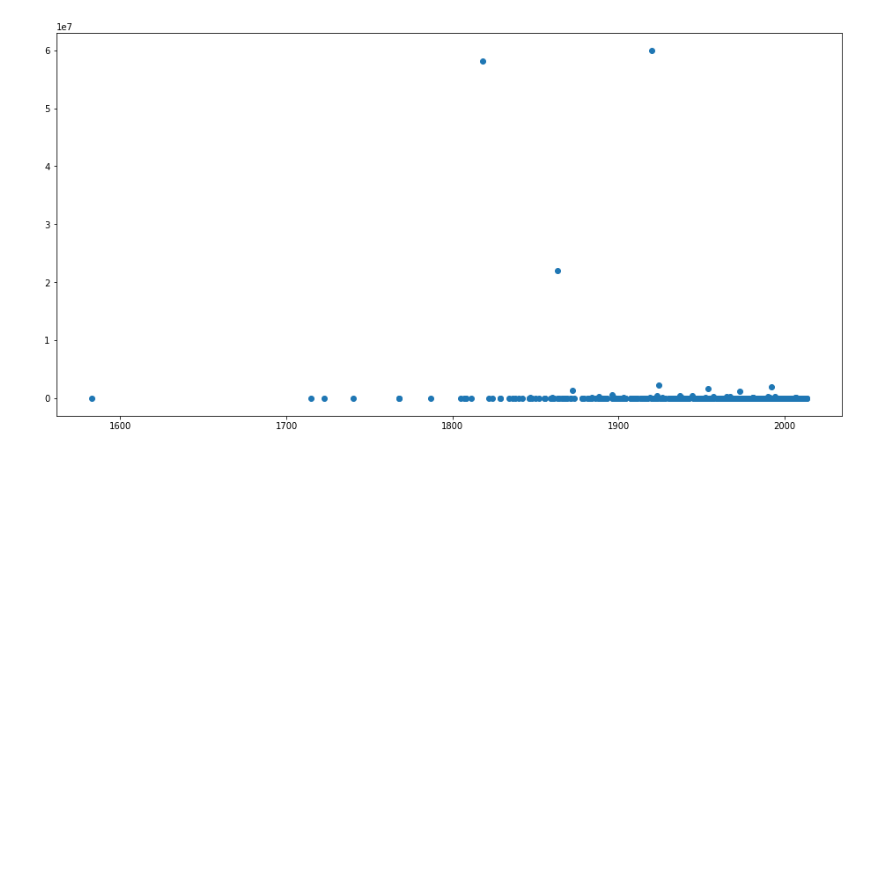
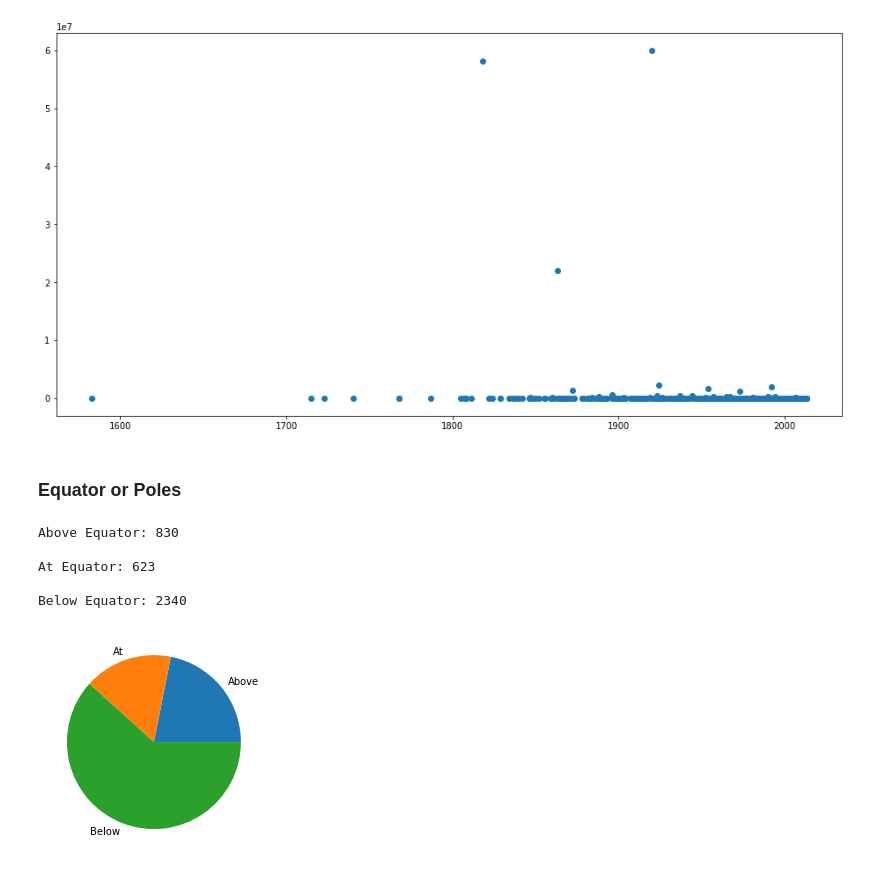
Before and after one commit to RobotGyal/Project-Impact-2020, a Jupyter notebook: Raw Analysis.ipynb, the cells around one changed output. Drawn from its saved outputs; the diff is of its cells as text; code cells hidden in the pictures; blank space fills up the shorter version.

Commit message:
plot

```diff
--- a/Raw Analysis.ipynb
+++ b/Raw Analysis.ipynb
@@ -167,3 +169,27 @@ ax.scatter(data['year'], data['mass'])
 plt.show()
 # %% [output]
 [figure]
+# %% [markdown]
+### Equator or Poles
+# %%
+axes = plt.gca()
+axes.set_ylim([-90,90])
+above_equator = data[data.lat >0].shape[0]
+at_equator = data[data.lat ==0].shape[0]
+below_equator = data[data.lat <0].shape[0]
+
+print("Above Equator:", above_equator, '\n')
+print("At Equator:", at_equator, '\n')
+print("Below Equator:", below_equator, '\n')
+
+labels = ["Above", 'At', 'Below']
+values = [above_equator, at_equator, below_equator]
+plt.pie(values, labels=labels)
+plt.show()
+# %% [output]
+Above Equator: 830
+
+At Equator: 623
+
+Below Equator: 2340
+[figure, added]
```
Also changed, not shown: parts of 2 cells of this notebook, 1 other file.
